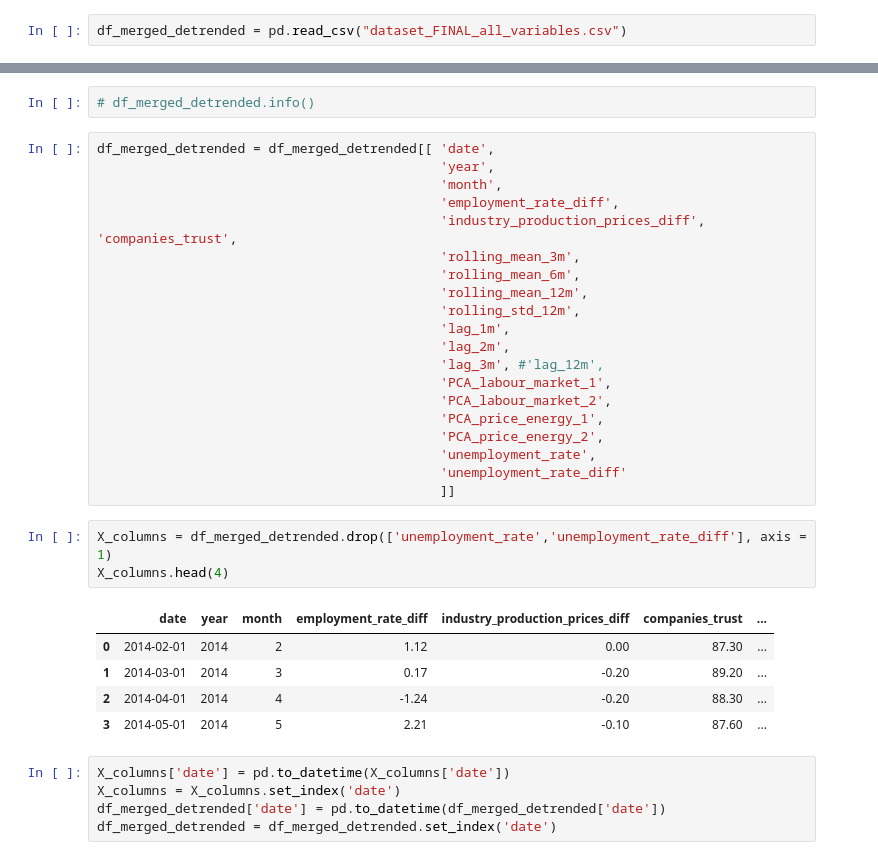
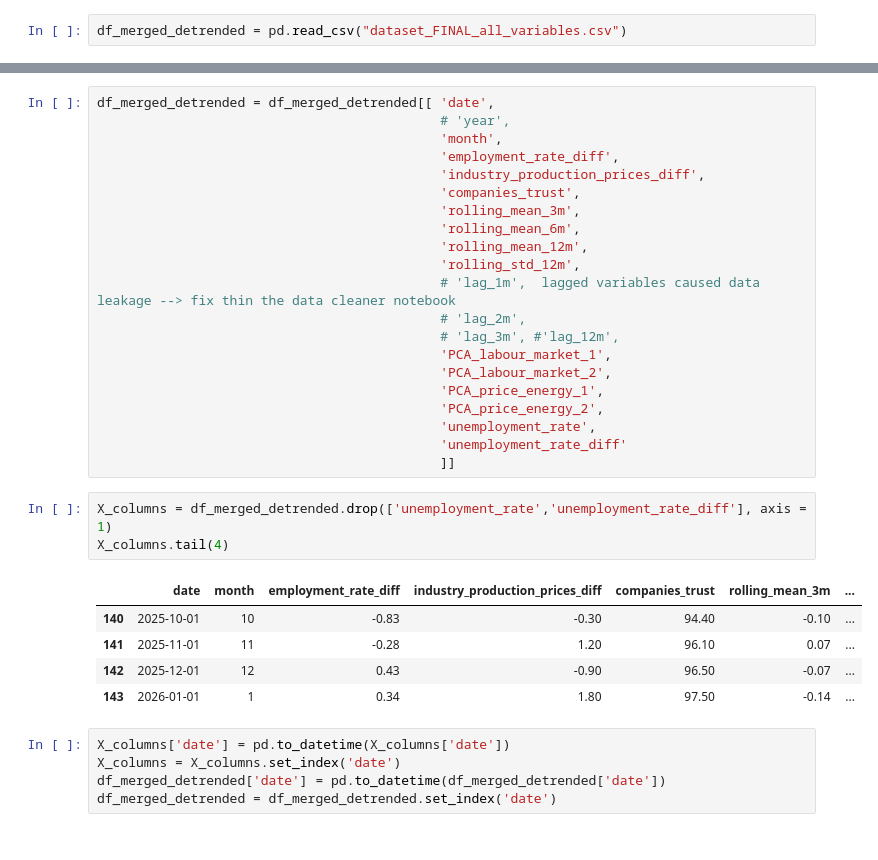
Before and after one commit to Francisscus/Employment_rate_predictor, a Jupyter notebook: 003_SARIMAX_baseline.ipynb, the cells around one changed output, grey strips where cells are left out. Cells and saved outputs as stored; diff of their text form.

```diff
--- a/003_SARIMAX_baseline.ipynb
+++ b/003_SARIMAX_baseline.ipynb
@@ -42,18 +27,17 @@ Index(['date', 'workforce', 'inactives', 'employment_rate',
-# %%
-# df_merged_detrended.info()
 # %%
 df_merged_detrended = df_merged_detrended[[ 'date',
-                                            'year',
+                                            # 'year',
                                             'month',
                                             'employment_rate_diff',
-                                            'industry_production_prices_diff', 'companies_trust',
+                                            'industry_production_prices_diff',
+                                            'companies_trust',
                                             'rolling_mean_3m',
                                             'rolling_mean_6m',
                                             'rolling_mean_12m',
                                             'rolling_std_12m',
-                                            'lag_1m',
-                                            'lag_2m',
-                                            'lag_3m', #'lag_12m',
+                                            # 'lag_1m',  lagged variables caused data leakage --> fix thin the data cleaner notebook
+                                            # 'lag_2m',
+                                            # 'lag_3m', #'lag_12m',
                                             'PCA_labour_market_1',
                                             'PCA_labour_market_2',
                                             'PCA_price_energy_1',
@@ -63,13 +47,13 @@ df_merged_detrended = df_merged_detrended[[ 'date',
                                             ]]
 # %%
 X_columns = df_merged_detrended.drop(['unemployment_rate','unemployment_rate_diff'], axis = 1)
-X_columns.head(4)
+X_columns.tail(4)
 # %% [output]
-|  | date | year | month | employment_rate_diff | industry_production_prices_diff | companies_trust | ... |
-| 0 | 2014-02-01 | 2014 | 2 | 1.12 | 0.00 | 87.30 | ... |
-| 1 | 2014-03-01 | 2014 | 3 | 0.17 | -0.20 | 89.20 | ... |
-| 2 | 2014-04-01 | 2014 | 4 | -1.24 | -0.20 | 88.30 | ... |
-| 3 | 2014-05-01 | 2014 | 5 | 2.21 | -0.10 | 87.60 | ... |
+|  | date | month | employment_rate_diff | industry_production_prices_diff | companies_trust | rolling_mean_3m | ... |
+| 140 | 2025-10-01 | 10 | -0.83 | -0.30 | 94.40 | -0.10 | ... |
+| 141 | 2025-11-01 | 11 | -0.28 | 1.20 | 96.10 | 0.07 | ... |
+| 142 | 2025-12-01 | 12 | 0.43 | -0.90 | 96.50 | -0.07 | ... |
+| 143 | 2026-01-01 | 1 | 0.34 | 1.80 | 97.50 | -0.14 | ... |
 # %%
 X_columns['date'] = pd.to_datetime(X_columns['date'])
 X_columns = X_columns.set_index('date')
```
Also changed, not shown: parts of 26 cells of this notebook, 1 other file.
